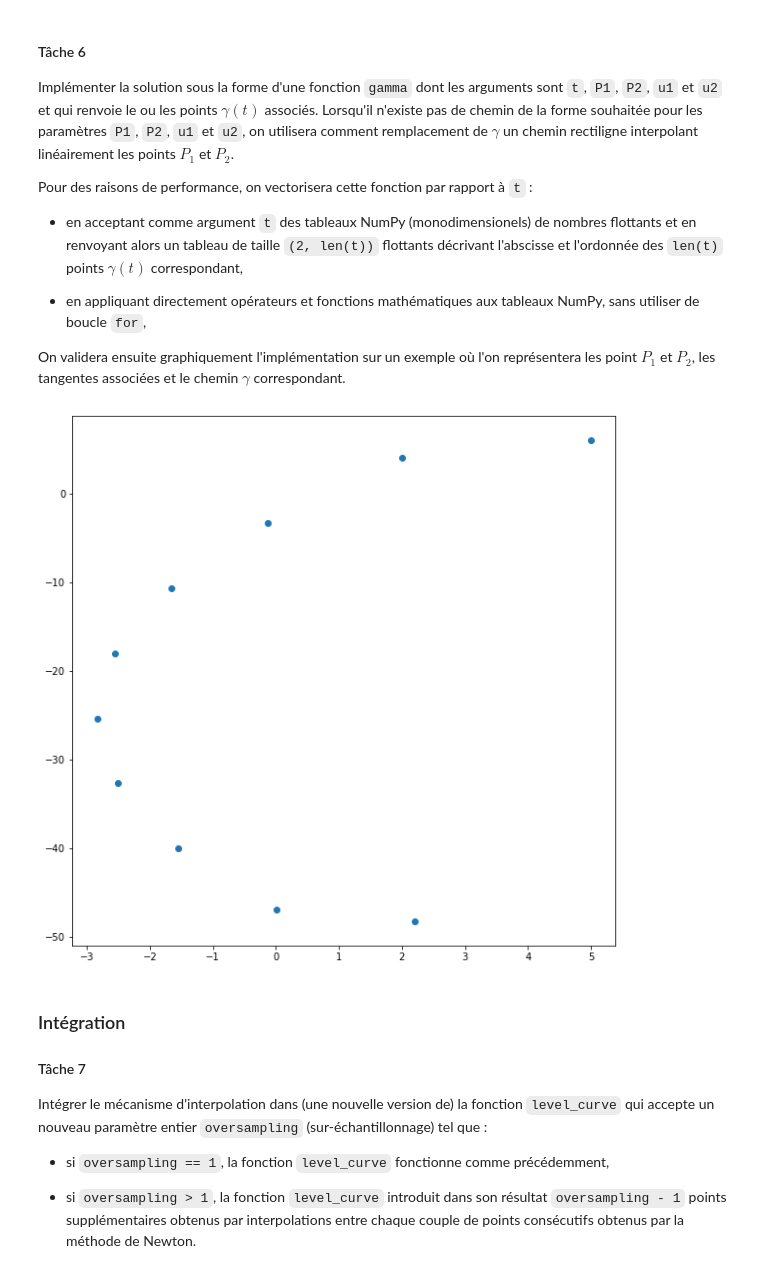
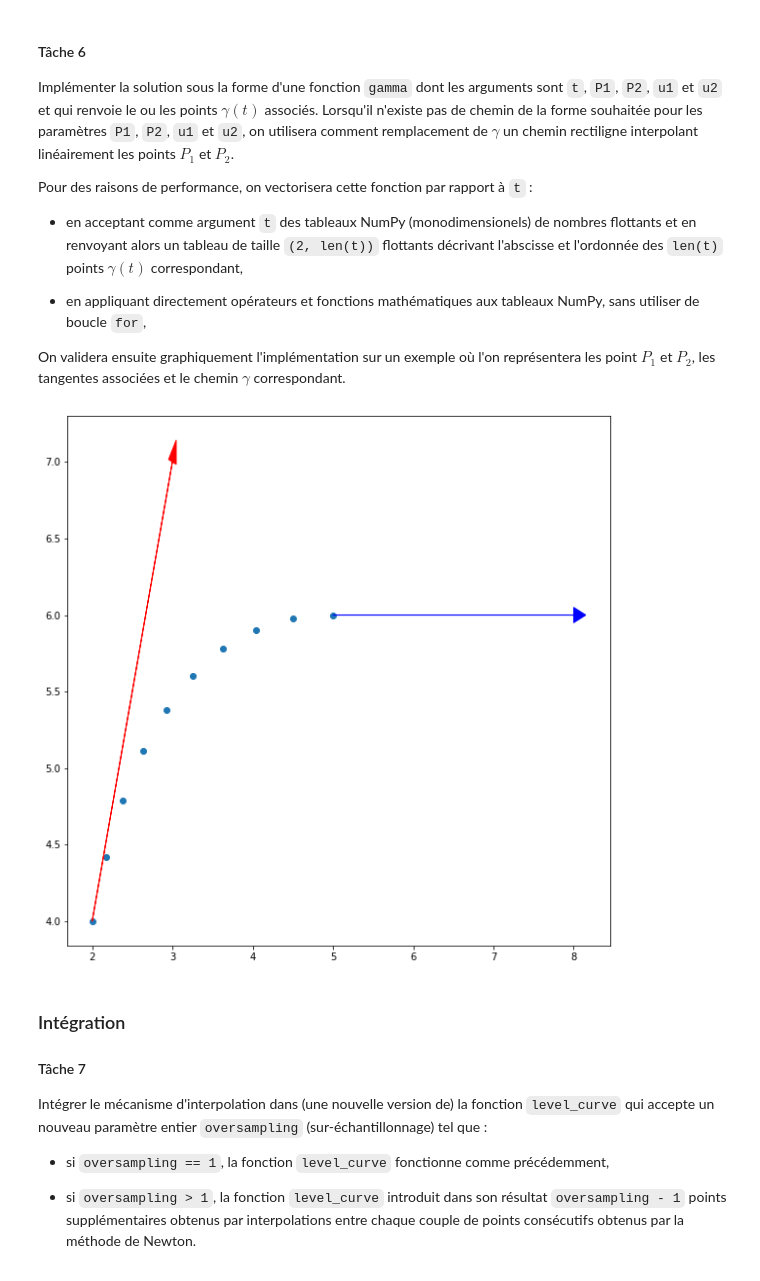
Before and after one commit to pierrechapel/projetmathsinfo, a Jupyter notebook: notebook ChapelThuillier.ipynb, the cells around one changed output. Cells and saved outputs as stored; diff of their text form; code cells hidden in the pictures.

```diff
--- a/notebook ChapelThuillier.ipynb
+++ b/notebook ChapelThuillier.ipynb
@@ -532,7 +680,12 @@ def gamma(t, P1, P2, u1, u2):
     # P2-P1
     ax = plt.axes
     P3 = np.array([P2[0] - P1[0], P2[1]-P1[1]])
-    if np.linalg.det(matrice_base) != 0:
+
+    quantitetest1 = u2[1]*(P2[0]-P1[0])-u2[0]*(P2[1]-P1[1])
+    quantitetest2 = -u1[1]*(P2[0]-P1[0])+u1[0]*(P2[1]-P1[1])
+    determinant = np.linalg.det(matrice_base)
+
+    if ((determinant < 0 and quantitetest1 < 0 and quantitetest2 < 0) or (determinant > 0 and quantitetest1 > 0 and quantitetest2 > 0)):
         coeff = (np.linalg.inv(matrice_base)@P3)[0] * 2
         coeff2 = (np.linalg.inv(matrice_base)@P3)[1] * 2
         a = P1[0]
@@ -542,20 +695,25 @@ def gamma(t, P1, P2, u1, u2):
         e = coeff * u1[1]
         f = P2[1] - P1[1] - coeff*u1[1]
         x = a + b*t + c*t**2
-        y = d + e*t + f*t**20
+        y = d + e*t + f*t**2
         return np.array([x, y])
     else:
         # dans le meilleur des cas on ne peut interpoler que par la
-        #droite qui passe par les deux points et sinon l'énoncé dit de le faire quand même :
+        # droite qui passe par les deux points et sinon l'énoncé dit de le faire quand même :
         x = P1[0] + (P2[0]-P1[0])*t
         y = P1[1] + (P2[1] - P1[1])*t
         return np.array([x, y])
-# %%
-
-plt.scatter(gamma(np.linspace(0,1,10),[2,4],[5,6],[1,3], [1.2,3])[0][:], gamma(np.linspace(0,1,10),[2,4],[5,6],[1,3], [1.2,3])[1][:])
-plt.show()
-# %% [output]
-[figure, removed]
+# %%
+P1 = [2,4]
+P2 = [5,6]
+u1 = [1,3]
+u2 = [3,0]
+plt.scatter(gamma(np.linspace(0,1,10), P1, P2, u1, u2)[0][:], gamma(np.linspace(0,1,10), P1, P2, u1, u2)[1][:])
+plt.arrow(P1[0], P1[1], u1[0], u1[1], color='red', head_width=0.1)
+plt.arrow(P2[0], P2[1], u2[0], u2[1], color='blue', head_width=0.1)
+plt.show()
+# %% [output]
+[figure, added]
 # %% [markdown]
 ### Intégration
 
```
Also changed, not shown: parts of 9 cells of this notebook.
